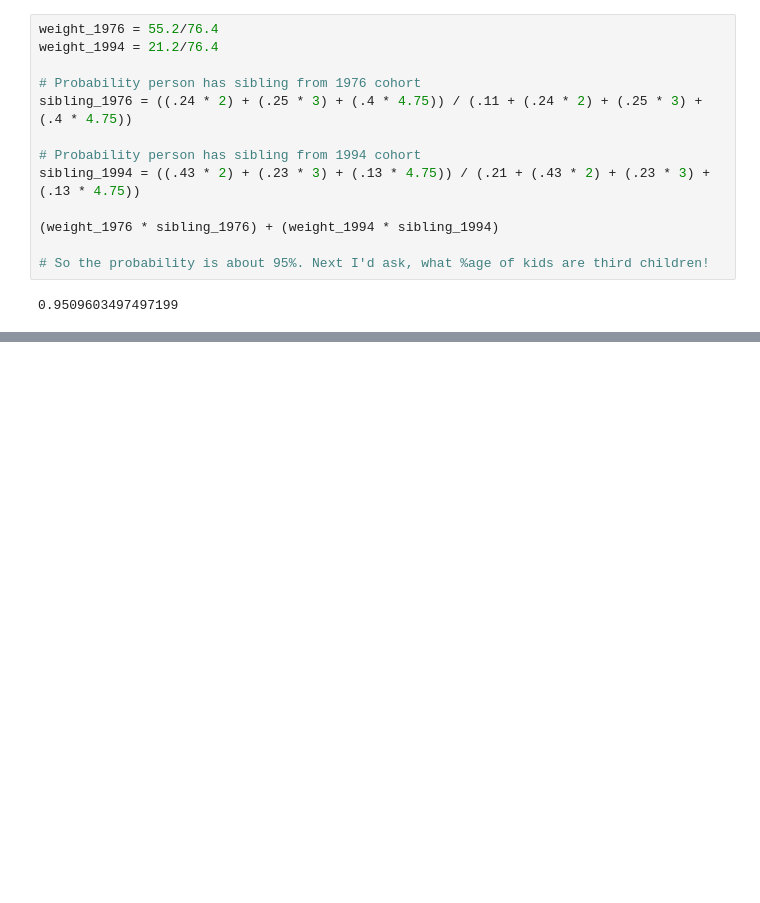
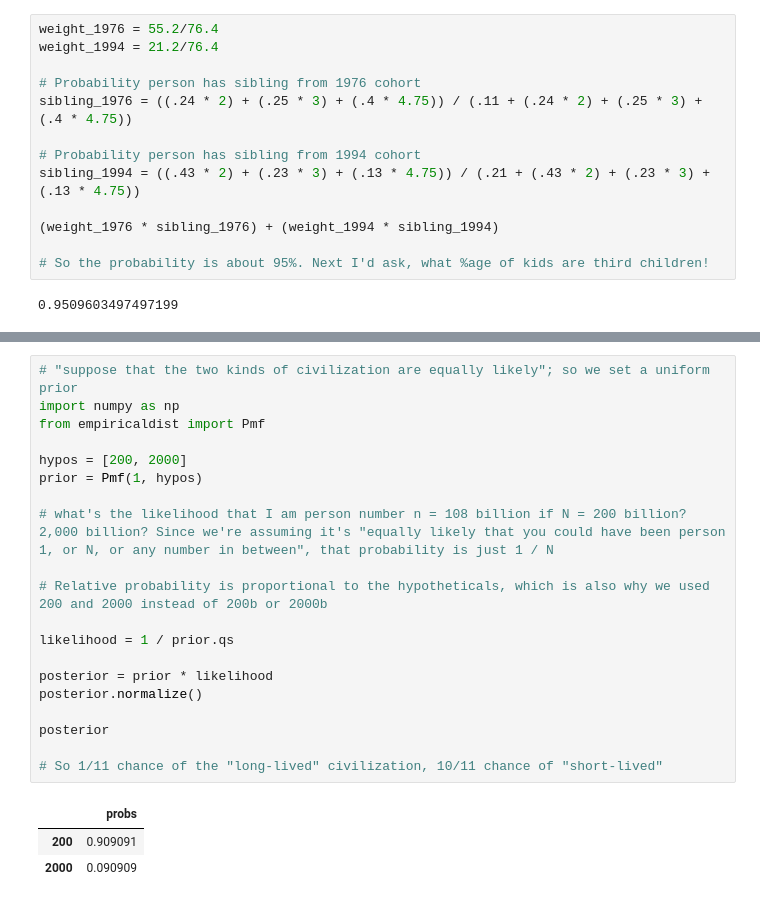
Before and after one commit to neilsmiller/think_bayes, a Jupyter notebook: ch5.ipynb, the cells around one changed output, grey strips where cells are left out. Saved outputs shown, nothing was run; the diff lists cells and outputs as text; blank space fills up the shorter version.

```diff
--- a/ch5.ipynb
+++ b/ch5.ipynb
@@ -132,0 +144,24 @@ sibling_1994 = ((.43 * 2) + (.23 * 3) + (.13 * 4.75)) / (.21 + (.43 * 2) + (.23
+# %%
+# "suppose that the two kinds of civilization are equally likely"; so we set a uniform prior
+import numpy as np
+from empiricaldist import Pmf
+
+hypos = [200, 2000]
+prior = Pmf(1, hypos)
+
+# what's the likelihood that I am person number n = 108 billion if N = 200 billion? 2,000 billion? Since we're assuming it's "equally likely that you could have been person 1, or N, or any number in between", that probability is just 1 / N
+
+# Relative probability is proportional to the hypotheticals, which is also why we used 200 and 2000 instead of 200b or 2000b
+
+likelihood = 1 / prior.qs
+
+posterior = prior * likelihood
+posterior.normalize()
+
+posterior
+
+# So 1/11 chance of the "long-lived" civilization, 10/11 chance of "short-lived"
+# %% [output]
+|  | probs |
+| 200 | 0.909091 |
+| 2000 | 0.090909 |
```
Also changed, not shown: parts of 1 cell of this notebook.
